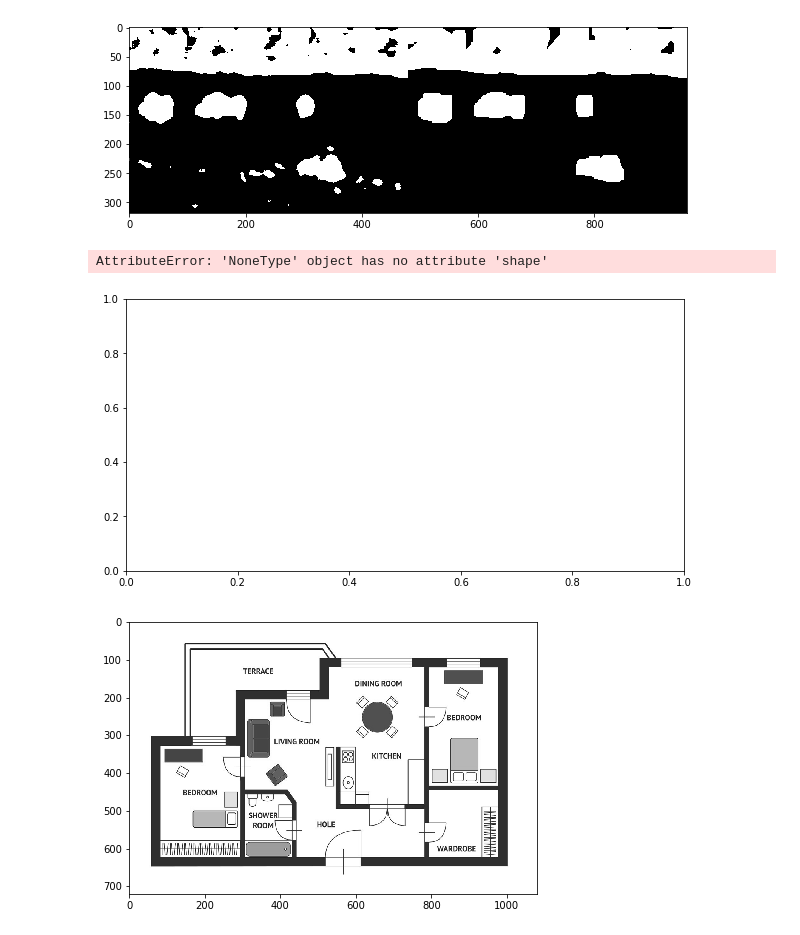
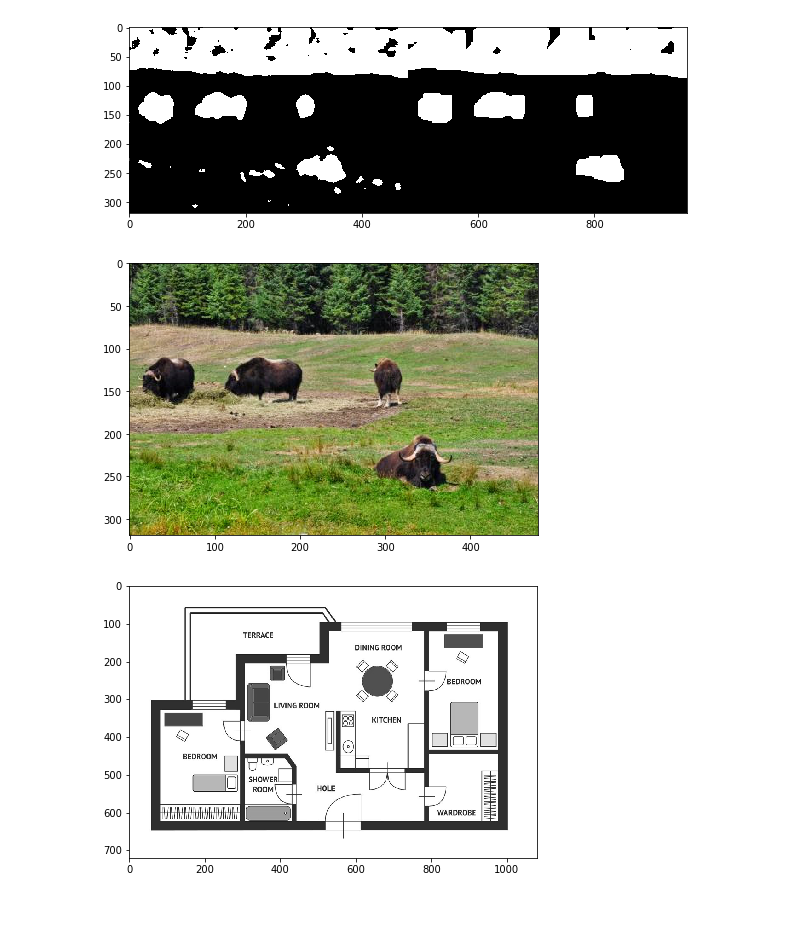
Before and after one commit to loftmain/opencv_project, a Jupyter notebook: opencv_day5.ipynb, the cells around one changed output. Cells and saved outputs as stored; diff of their text form; code cells hidden in the pictures.

```diff
--- a/opencv_day5.ipynb
+++ b/opencv_day5.ipynb
@@ -209,17 +210,16 @@ imshow("", np.hstack((src_bin, dst1)))
 # %%
 contours, hierarchy = cv2.findContours(dst1,cv2.RETR_LIST,cv2.CHAIN_APPROX_SIMPLE)
 
-src = cv2.imread('cow.jpg')
+src = cv2.imread('img/cow.jpg')
 
 for contour in contours:
     if cv2.contourArea(contour) > 1000 and cv2.contourArea(contour) < 4000:
         hull = cv2.convexHull(contour)
         cv2.drawContours(src, [hull], 0,(0,0,255), 3)
 
 imshow("", src)
 # %% [output]
-AttributeError: 'NoneType' object has no attribute 'shape'
-[figure, old version]
+[figure, new version]
 # %%
 # 도면을 이진화
 src = cv2.imread('img/draw.png', cv2.IMREAD_GRAYSCALE)
```
Also changed, not shown: parts of 18 cells of this notebook, 3 other files.
